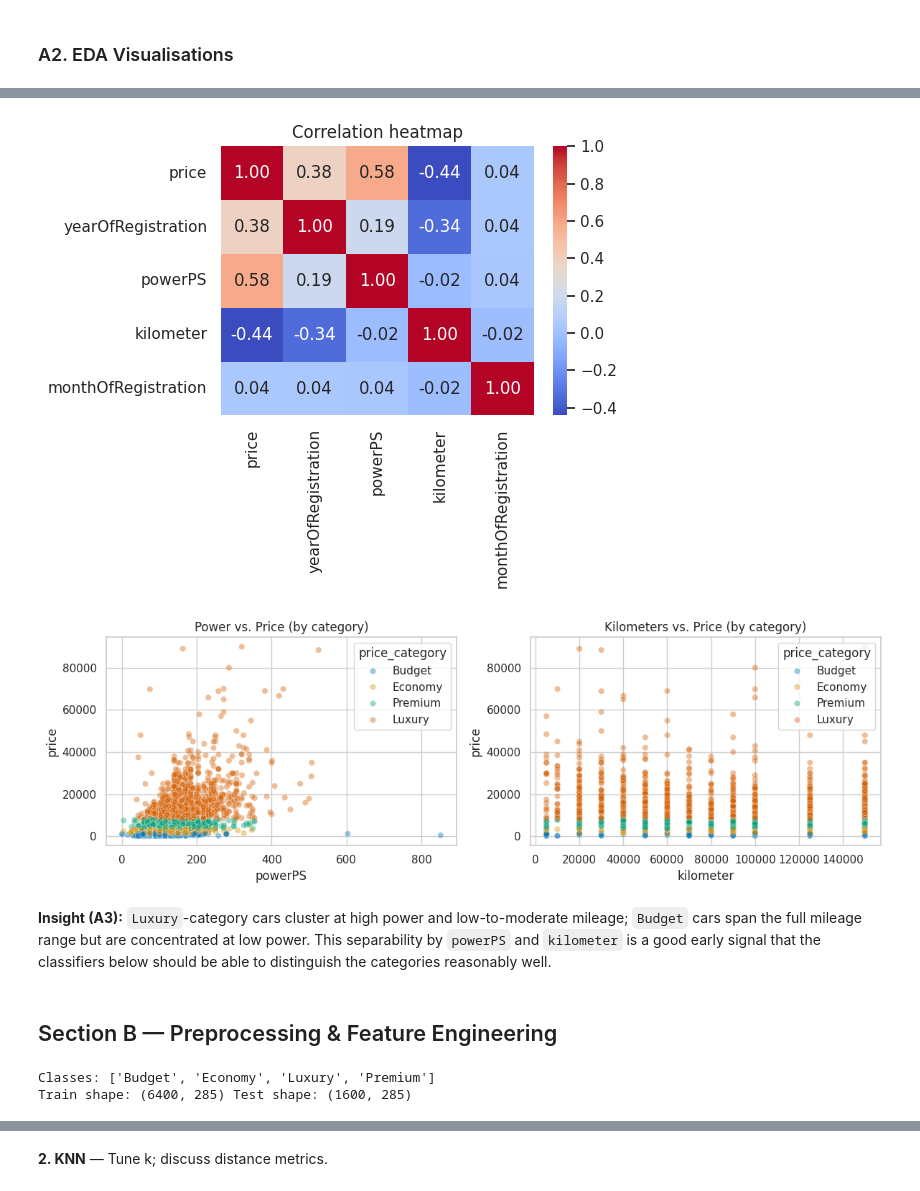
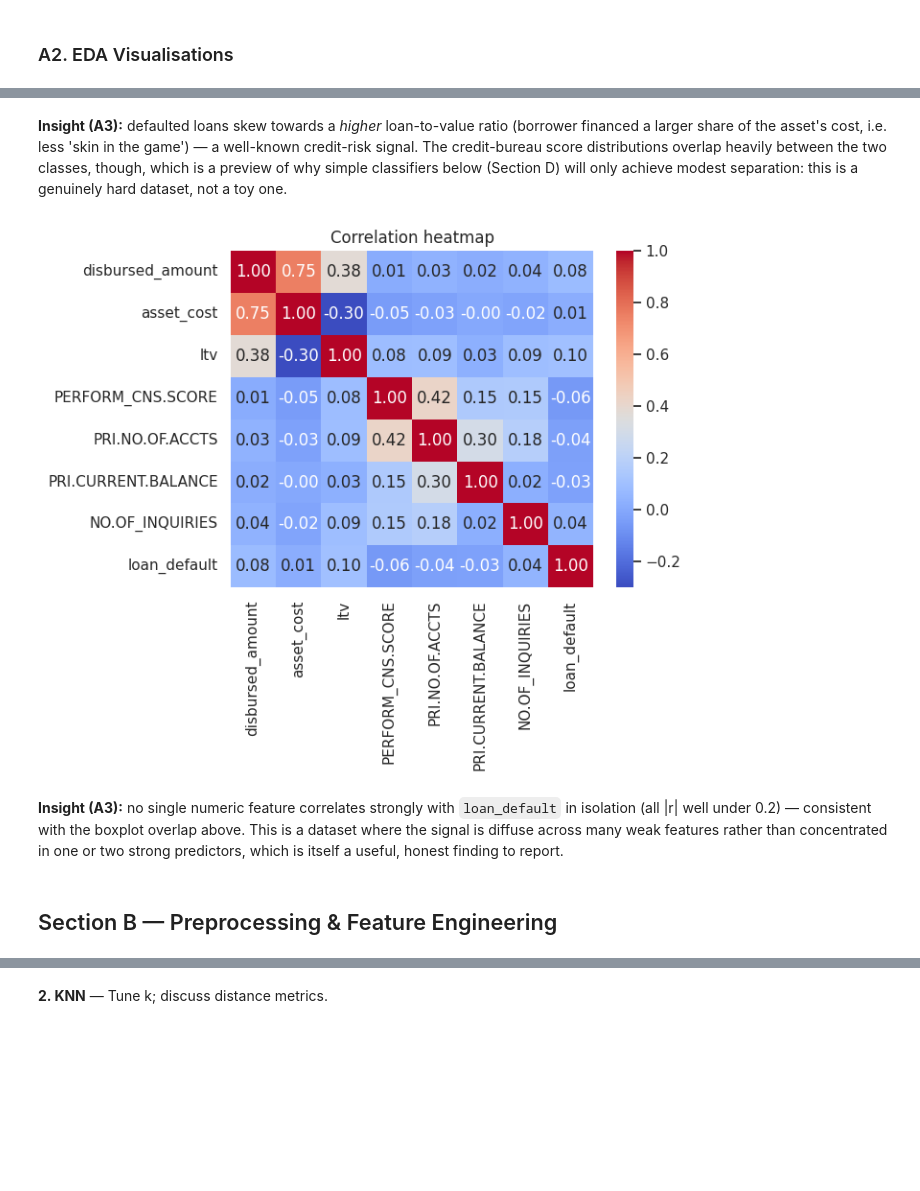
Before and after one commit to Rushil-99/ML-capstone, a Jupyter notebook: notebooks/classification.ipynb, the cells around one changed output, grey strips where cells are left out. Drawn from its saved outputs; the diff is of its cells as text; code cells hidden in the pictures; blank space fills up the shorter version.

```diff
--- a/notebooks/classification.ipynb
+++ b/notebooks/classification.ipynb
@@ -20,7 +20,7 @@ import seaborn as sns
 RANDOM_STATE = 42
 sns.set_theme(style="whitegrid", palette="colorblind")
 
-df = pd.read_csv("../data/raw/autos.csv", encoding="latin-1")
+df = pd.read_csv("../data/raw/train.csv")
 print("Shape:", df.shape)
 df.info()
 # %% [output]
@@ -103,71 +93,15 @@ plt.show()
+# %% [markdown]
+**Insight (A3):** defaulted loans skew towards a *higher* loan-to-value ratio (borrower financed a larger share of the asset's cost, i.e. less 'skin in the game') — a well-known credit-risk signal. The credit-bureau score distributions overlap heavily between the two classes, though, which is a preview of why simple classifiers below (Section D) will only achieve modest separation: this is a genuinely hard dataset, not a toy one.
 # %%
-numeric_cols = ["price", "yearOfRegistration", "powerPS", "kilometer", "monthOfRegistration"]
-plt.figure(figsize=(6, 5))
-sns.heatmap(df_eda[numeric_cols].corr(), annot=True, cmap="coolwarm", fmt=".2f")
+numeric_preview = ["disbursed_amount", "asset_cost", "ltv", "PERFORM_CNS.SCORE", "PRI.NO.OF.ACCTS", "PRI.CURRENT.BALANCE", "NO.OF_INQUIRIES", "loan_default"]
+plt.figure(figsize=(7, 6))
+sns.heatmap(df[numeric_preview].corr(), annot=True, cmap="coolwarm", fmt=".2f")
 plt.title("Correlation heatmap")
 plt.tight_layout()
 plt.show()
 # %% [output]
-[figure, old version]
+[figure, new version]
-# %%
-fig, axes = plt.subplots(1, 2, figsize=(12, 4))
-sample = df_eda.sample(5000, random_state=RANDOM_STATE)
-sns.scatterplot(data=sample, x="powerPS", y="price", hue="price_category", alpha=0.4, ax=axes[0]).set_title("Power vs. Price (by category)")
-sns.scatterplot(data=sample, x="kilometer", y="price", hue="price_category", alpha=0.4, ax=axes[1]).set_title("Kilometers vs. Price (by category)")
-plt.tight_layout()
-plt.show()
-# %% [output]
-[figure, removed]
-# %% [markdown]
-**Insight (A3):** `Luxury`-category cars cluster at high power and low-to-moderate mileage; `Budget` cars span the full mileage range but are concentrated at low power. This separability by `powerPS` and `kilometer` is a good early signal that the classifiers below should be able to distinguish the categories reasonably well.
+# %% [markdown]
+**Insight (A3):** no single numeric feature correlates strongly with `loan_default` in isolation (all |r| well under 0.2) — consistent with the boxplot overlap above. This is a dataset where the signal is diffuse across many weak features rather than concentrated in one or two strong predictors, which is itself a useful, honest finding to report.
 # %% [markdown]
 ## Section B — Preprocessing & Feature Engineering
-# %%
-from sklearn.model_selection import train_test_split
-from sklearn.preprocessing import StandardScaler, OneHotEncoder, LabelEncoder
-from sklearn.compose import ColumnTransformer
-from sklearn.pipeline import Pipeline
-from sklearn.impute import SimpleImputer
-
-# --- B1. Cleaning (same rules as the regression track, for a fair, consistent basis) ---
-df_clean = df[(df["price"] >= 100) & (df["price"] <= 150000)]
-df_clean = df_clean[(df_clean["yearOfRegistration"] >= 1950) & (df_clean["yearOfRegistration"] <= 2016)]
-df_clean = df_clean[(df_clean["powerPS"] > 0) & (df_clean["powerPS"] <= 1000)]
-df_clean = df_clean.drop_duplicates(subset=[c for c in df_clean.columns if c != "index"])
-
-drop_cols = ["index", "dateCrawled", "name", "nrOfPictures", "postalCode", "dateCreated", "lastSeen", "offerType", "abtest", "seller"]
-df_clean = df_clean.drop(columns=[c for c in drop_cols if c in df_clean.columns])
-df_clean["vehicle_age"] = 2016 - df_clean["yearOfRegistration"]
-df_clean = df_clean.reset_index(drop=True)
-
-# --- Target: 4-class price category via quartile binning ---
-df_clean["price_category"] = pd.qcut(df_clean["price"], q=4, labels=["Budget", "Economy", "Premium", "Luxury"])
-
-# Subsample for computational feasibility (SVC / MLP do not scale well on limited hardware)
-df_model = df_clean.sample(n=8000, random_state=RANDOM_STATE).reset_index(drop=True)
-
-numeric_features = ["vehicle_age", "powerPS", "kilometer", "monthOfRegistration"]
-categorical_features = ["vehicleType", "gearbox", "model", "fuelType", "brand", "notRepairedDamage"]
-
-X = df_model[numeric_features + categorical_features]
-label_encoder = LabelEncoder()
-y = label_encoder.fit_transform(df_model["price_category"])
-class_names = label_encoder.classes_
-print("Classes:", list(class_names))
-
-# --- B2. Stratified split, then fit scalers/encoders on train only (avoid leakage) ---
-X_train, X_test, y_train, y_test = train_test_split(X, y, test_size=0.2, random_state=RANDOM_STATE, stratify=y)
-
-preprocessor = ColumnTransformer([
-    ("num", Pipeline([("impute", SimpleImputer(strategy="median")), ("scale", StandardScaler())]), numeric_features),
-    ("cat", Pipeline([("impute", SimpleImputer(strategy="most_frequent")), ("encode", OneHotEncoder(handle_unknown="ignore"))]), categorical_features),
-])
-X_train_proc = preprocessor.fit_transform(X_train)
-X_test_proc = preprocessor.transform(X_test)
-X_train_dense = X_train_proc.toarray()  # GaussianNB requires dense input
-X_test_dense = X_test_proc.toarray()
-
-print("Train shape:", X_train_proc.shape, "Test shape:", X_test_proc.shape)
-# %% [output]
-Classes: ['Budget', 'Economy', 'Luxury', 'Premium']
-Train shape: (6400, 285) Test shape: (1600, 285)
```
Also changed, not shown: parts of 28 cells of this notebook, 4 other files.
